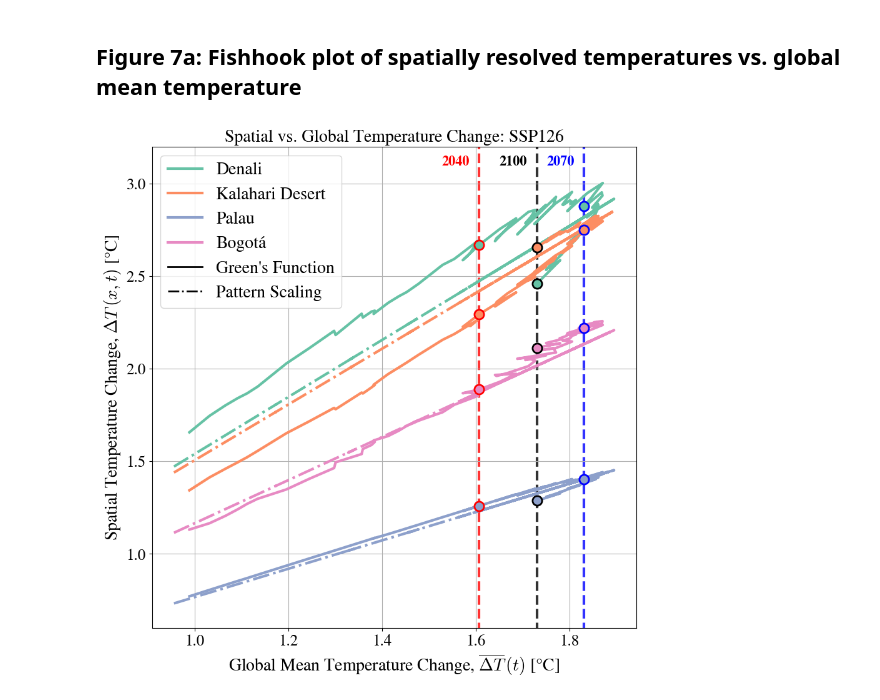
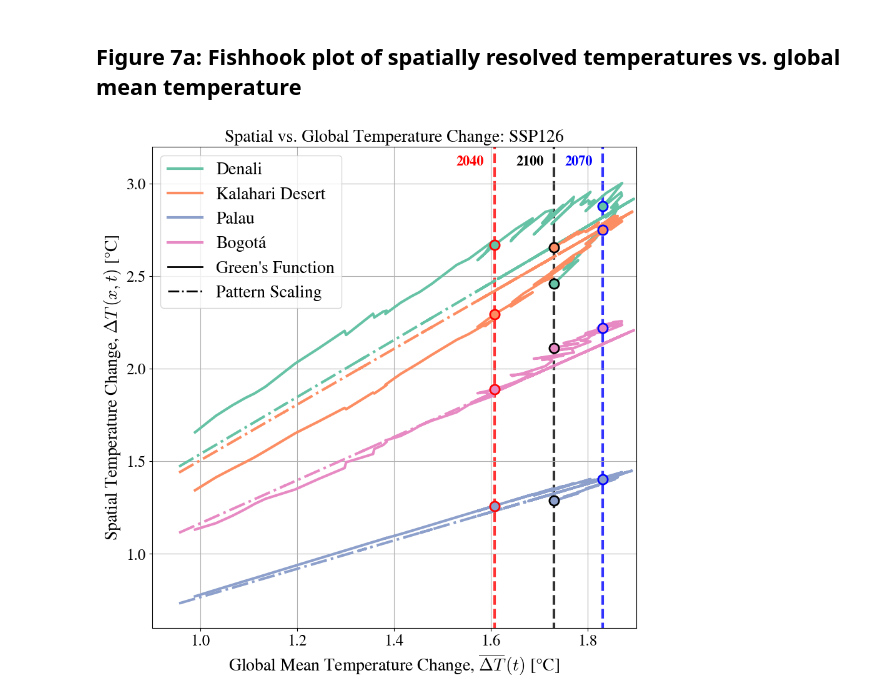
Before and after one commit to cbwomack/ERF_Greens, a Jupyter notebook: ERF_Emulator/3_paper_plots.ipynb, the cells around one changed output. Drawn from its saved outputs; the diff is of its cells as text; code cells hidden in the pictures.

```diff
--- a/ERF_Emulator/3_paper_plots.ipynb
+++ b/ERF_Emulator/3_paper_plots.ipynb
@@ -421,32 +470,33 @@ for lat, lon in lat_lon:
     ax.scatter(GF2070_x,GF2070_y,facecolors=brewer2_light(i),edgecolors='b',s=120,linewidths=2,zorder=3)
     ax.scatter(GF2100_x,GF2100_y,facecolors=brewer2_light(i),edgecolors='k',s=120,linewidths=2,zorder=3)
 
     ax.plot(conv_mean_ds.sel(s=slice(165,250)).values[0],conv_ds.sel(s=slice(165,250)).sel(lat=lat,lon=lon).values[0],
             linewidth=3,color=brewer2_light(i), zorder=2)
 
     ax.plot(tas_glob_mean_ds.sel(s=slice(165,250)).tas.values,patt_ds.sel(s=slice(165,250)).sel(lat=lat,lon=lon).tas.values,
             linewidth=3,color=brewer2_light(i),linestyle='-.', zorder=2)
 
     i += 1
 
 ax.vlines(GF2040_x, 0.5, 3.3, colors='r', linewidth=3,linestyles='dashed', alpha = 0.8,zorder=1)
 ax.vlines(GF2070_x, 0.5, 3.3, colors='b', linewidth=3,linestyles='dashed', alpha = 0.8,zorder=1)
 ax.vlines(GF2100_x, 0.5, 3.3, colors='k', linewidth=3,linestyles='dashed', alpha = 0.8,zorder=1)
 ax.annotate('2040',(GF2040_x-0.05,3.1),fontsize=16,ha='center',weight='bold',color='r')
 ax.annotate('2070',(GF2070_x-0.05,3.1),fontsize=16,ha='center',weight='bold',color='b')
 ax.annotate('2100',(GF2100_x-0.05,3.1),fontsize=16,ha='center',weight='bold',color='k')
 ax.set_ylim([0.6,3.2])
+ax.set_xlim([0.9,1.9])
 
 plt.grid(True)
 
 ax.set_ylabel('Spatial Temperature Change, $\Delta T\,(x,t)$ [$\degree$C]', fontsize = 20)
 ax.set_xlabel('Global Mean Temperature Change, $\overline{\Delta T}\,(t)$ [$\degree$C]', fontsize = 20)
 ax.set_title(r'Spatial vs. Global Temperature Change: SSP126',fontsize=20)
 ax.tick_params(axis='both', which='major', labelsize=18)
-ax.legend(handles=legend_elements,fontsize=20)
+ax.legend(handles=legend_elements,fontsize=20,loc='upper left')
 
 # Save figure as a .pdf
 if save_fig:
     plt.savefig(f'{figure_path}fishhook_tas_final.pdf', bbox_inches = 'tight', dpi = 500)
 # %% [output]
-[figure, old version]
+[figure, new version]
```
Also changed, not shown: parts of 7 cells of this notebook, 5 other files.
